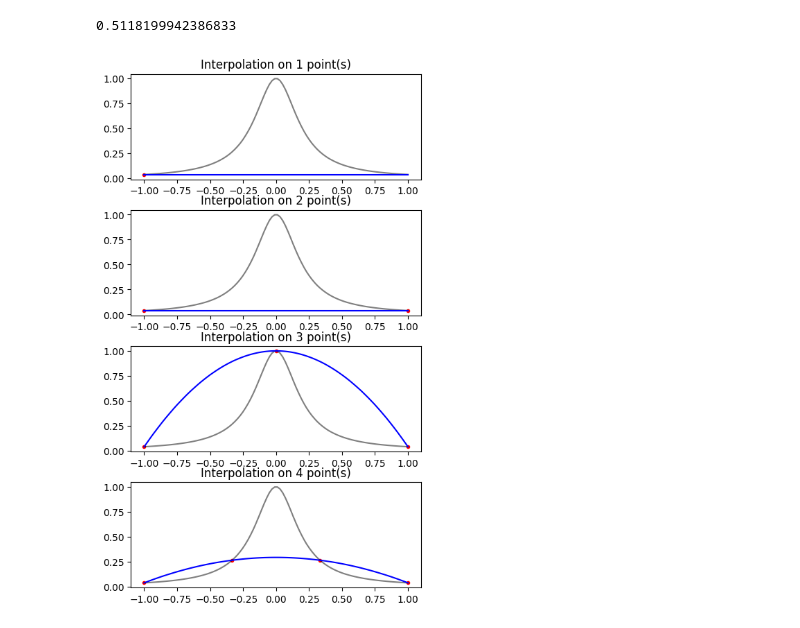
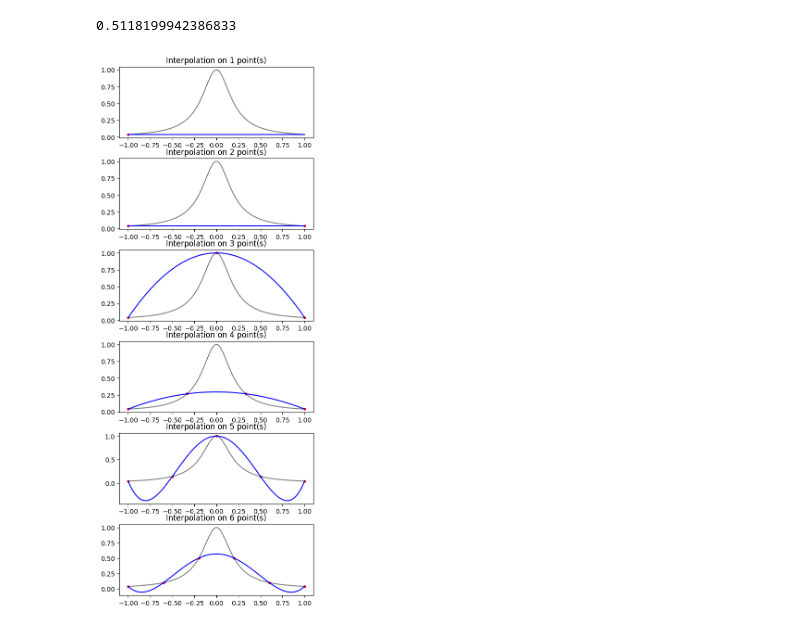
Before and after one commit to idyeh/course-numerical-methods, a Jupyter notebook: src/lec03.ipynb, the cells around one changed output. Saved outputs shown, nothing was run; the diff lists cells and outputs as text; code cells hidden in the pictures.

```diff
--- a/src/lec03.ipynb
+++ b/src/lec03.ipynb
@@ -644,6 +671,6 @@ def runge_demo(n):
 
     return
 # %%
-runge_demo(4)
+runge_demo(6)
 # %% [output]
-[figure, old version]
+[figure, new version]
```
Also changed, not shown: parts of 7 cells of this notebook, 1 other file.
